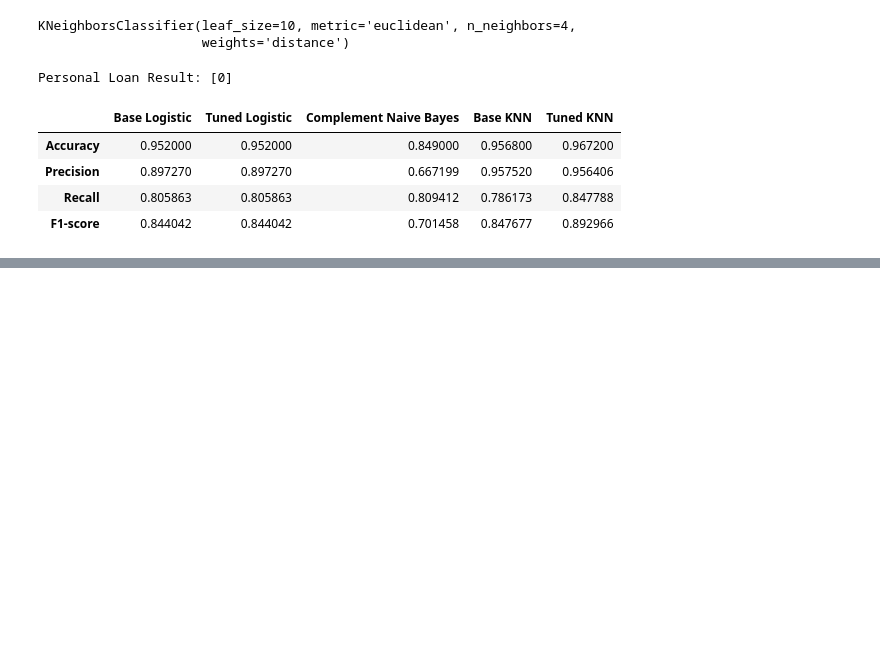
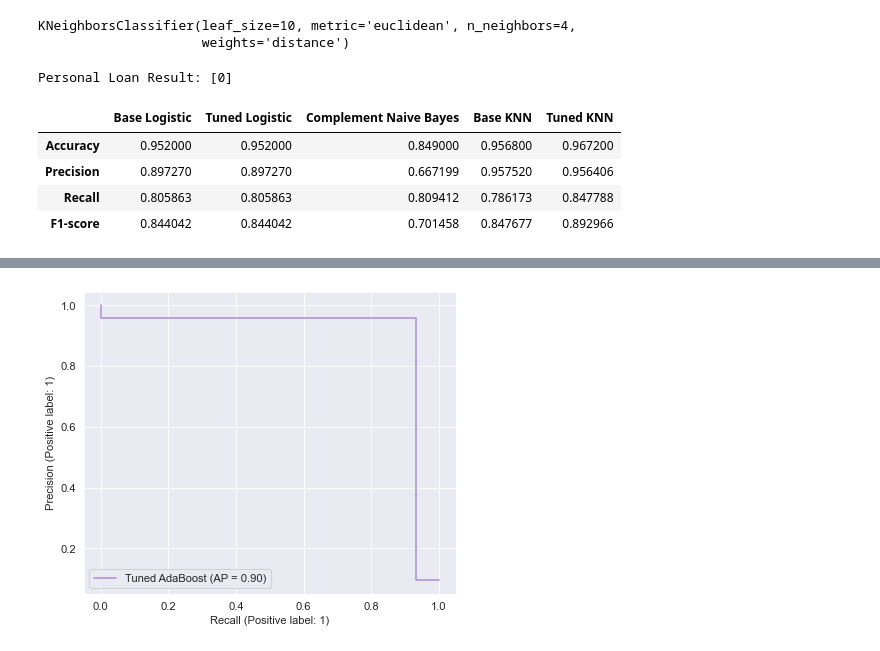
Before and after one commit to DEEPAKMITTAL7/Personal-Bank-Loan-Modeling, a Jupyter notebook: Untitled.ipynb, the cells around one changed output, grey strips where cells are left out. Cells and saved outputs as stored; diff of their text form; code cells hidden in the pictures; blank space fills up the shorter version.

```diff
--- a/Untitled.ipynb
+++ b/Untitled.ipynb
@@ -1420,0 +1686,6 @@ Conclusion
+# %%
+fig, ax = plt.subplots(figsize=(6, 5), dpi=80)
+PrecisionRecallDisplay.from_estimator(AdaBoost, X_test, y_test, ax=ax, name='Tuned AdaBoost', color='#ae97d3')
+plt.show()
+# %% [output]
+[figure, added]
```
Also changed, not shown: parts of 31 cells of this notebook.
